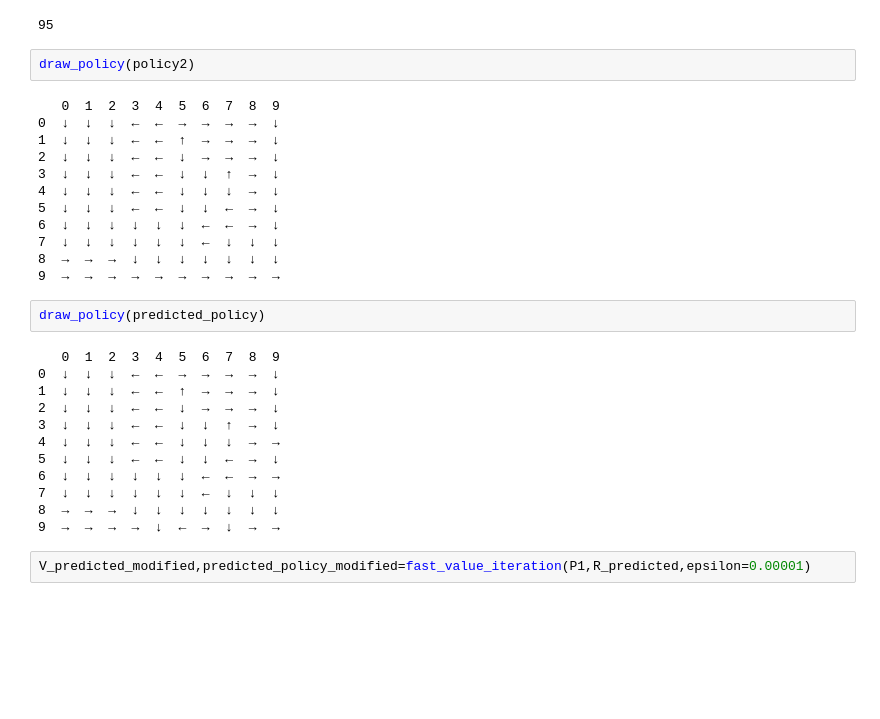
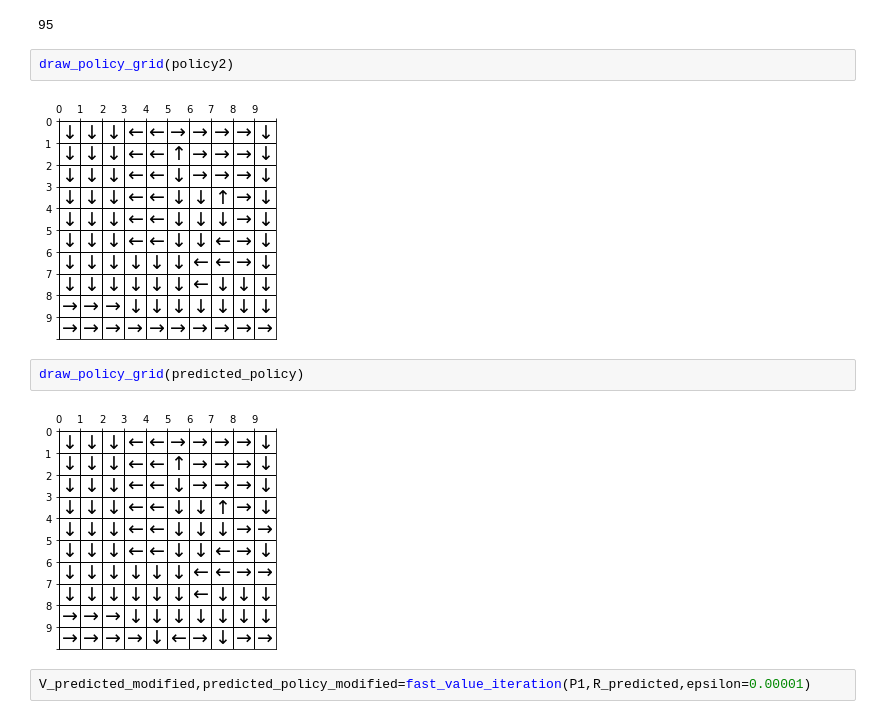
Before and after one commit to vijaysumaravi/ECE232E, a Jupyter notebook: Project3/Part2_2.ipynb, the cells around one changed output. Cells and saved outputs as stored; diff of their text form; blank space fills up the shorter version.

```diff
--- a/Project3/Part2_2.ipynb
+++ b/Project3/Part2_2.ipynb
@@ -404,33 +404,13 @@ draw_heatmap(V2)
 # %% [output]
 95
 # %%
-draw_policy(policy2)
+draw_policy_grid(policy2)
 # %% [output]
-   0  1  2  3  4  5  6  7  8  9
-0  ↓  ↓  ↓  ←  ←  →  →  →  →  ↓
-1  ↓  ↓  ↓  ←  ←  ↑  →  →  →  ↓
-2  ↓  ↓  ↓  ←  ←  ↓  →  →  →  ↓
-3  ↓  ↓  ↓  ←  ←  ↓  ↓  ↑  →  ↓
-4  ↓  ↓  ↓  ←  ←  ↓  ↓  ↓  →  ↓
-5  ↓  ↓  ↓  ←  ←  ↓  ↓  ←  →  ↓
-6  ↓  ↓  ↓  ↓  ↓  ↓  ←  ←  →  ↓
-7  ↓  ↓  ↓  ↓  ↓  ↓  ←  ↓  ↓  ↓
-8  →  →  →  ↓  ↓  ↓  ↓  ↓  ↓  ↓
-9  →  →  →  →  →  →  →  →  →  →
+[figure, added]
 # %%
-draw_policy(predicted_policy)
+draw_policy_grid(predicted_policy)
 # %% [output]
-   0  1  2  3  4  5  6  7  8  9
-0  ↓  ↓  ↓  ←  ←  →  →  →  →  ↓
-1  ↓  ↓  ↓  ←  ←  ↑  →  →  →  ↓
-2  ↓  ↓  ↓  ←  ←  ↓  →  →  →  ↓
-3  ↓  ↓  ↓  ←  ←  ↓  ↓  ↑  →  ↓
-4  ↓  ↓  ↓  ←  ←  ↓  ↓  ↓  →  →
-5  ↓  ↓  ↓  ←  ←  ↓  ↓  ←  →  ↓
-6  ↓  ↓  ↓  ↓  ↓  ↓  ←  ←  →  →
-7  ↓  ↓  ↓  ↓  ↓  ↓  ←  ↓  ↓  ↓
-8  →  →  →  ↓  ↓  ↓  ↓  ↓  ↓  ↓
-9  →  →  →  →  ↓  ←  →  ↓  →  →
+[figure, added]
 # %%
 V_predicted_modified,predicted_policy_modified=fast_value_iteration(P1,R_predicted,epsilon=0.00001)
 # %%
```
